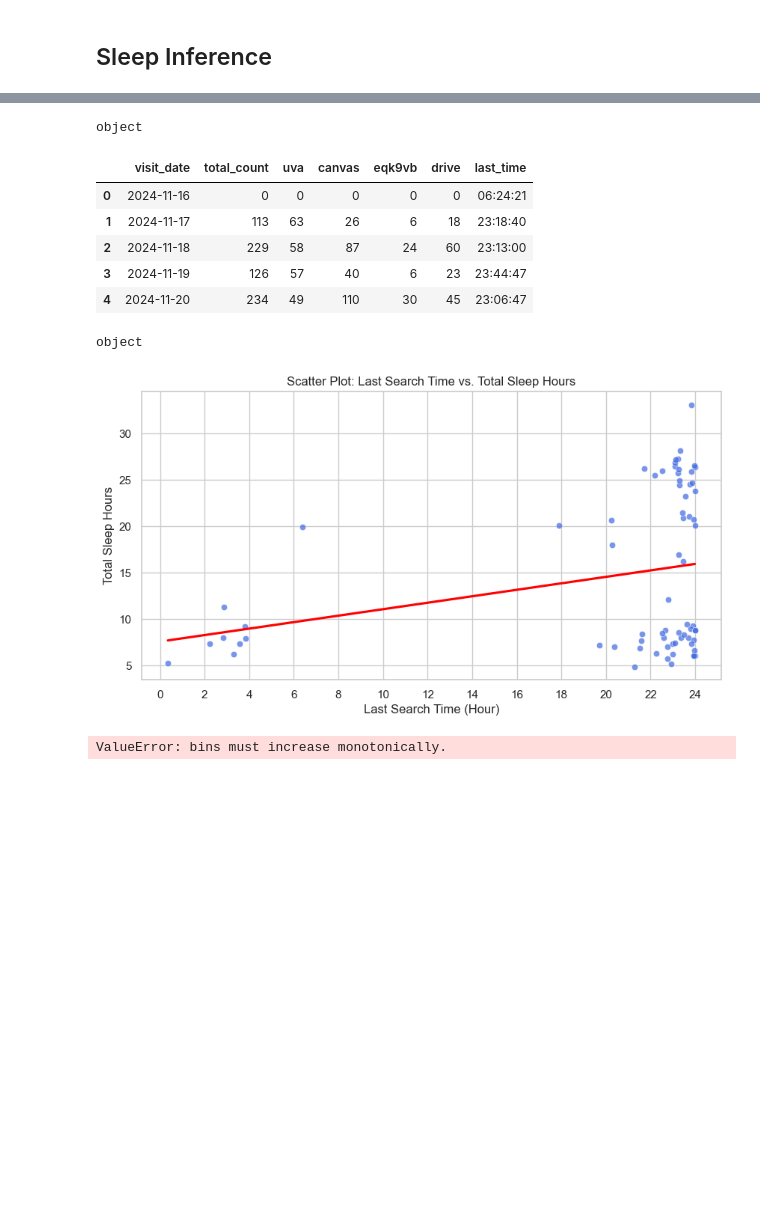
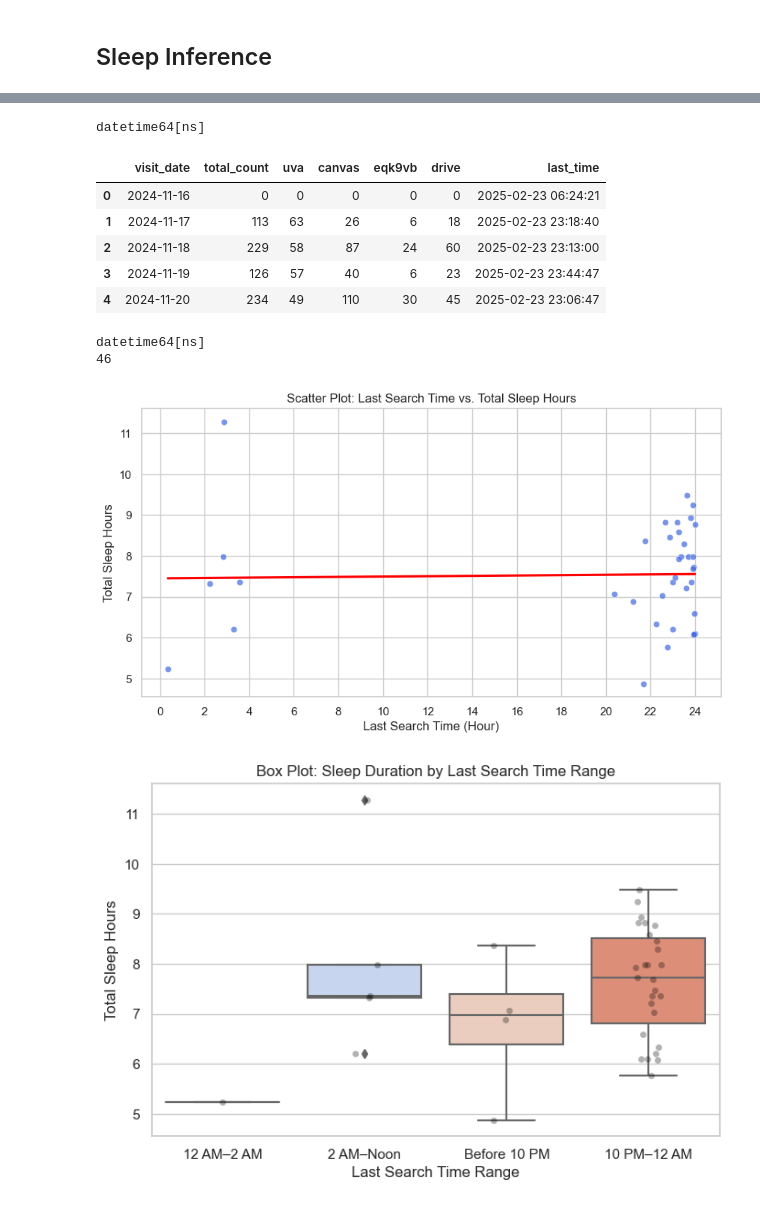
Before and after one commit to elaine-zhang12/google_takeout_sleep, a Jupyter notebook: cheryl_sleep_inference.ipynb, the cells around one changed output, grey strips where cells are left out. Cells and saved outputs as stored; diff of their text form; code cells hidden in the pictures; blank space fills up the shorter version.

Commit message:
updated graphs, explore youtube

```diff
--- a/cheryl_sleep_inference.ipynb
+++ b/cheryl_sleep_inference.ipynb
@@ -23,7 +24,7 @@ chrome_history_CB_personal.head()
 # %%
 # convert the last visit time to human readable time
 chrome_history_CB_personal["visitTime"] = chrome_history_CB_personal["visitTime"] / 1000
-chrome_history_CB_personal["visitTime"] = pd.to_datetime(chrome_history_CB_personal["visitTime"], unit="s")
+chrome_history_CB_personal["visitTime"] = pd.to_datetime(chrome_history_CB_personal["visitTime"], unit="s", utc=True).dt.tz_convert(pytz.timezone('US/Eastern')).dt.tz_localize(None)
 chrome_history_CB_personal.head()
 # %% [output]
 |  | id | isLocal | referringVisitId | transition | visitId | visitTime | title | lastVisitTime | ... |
@@ -117,3 +118,7 @@ chrome_history_CB.tail(100)
 | 32731 | https://sqlitebrowser.org/ | 1 | 0 | DB Browser for SQLite | 00:21:44 | 2025-02-14 |
 | 32732 | https://sqlitebrowser.org/dl/ | 1 | 0 | Downloads - DB Browser for SQLite | 00:21:53 | 2025-02-14 |
 100 rows × 6 columns
+# %%
+chrome_history_CB["visit_time"] = pd.to_datetime(chrome_history_CB["visit_time"])
+print(chrome_history_CB.dtypes)
+chrome_history_CB.tail(100)
@@ -169,7 +195,7 @@ visit_summary_df.tail()
 print(visit_summary_df["visit_time_first"].dtype)
 visit_summary_df["visit_time_last"] = pd.to_datetime(visit_summary_df["visit_time_last"])
 # %% [output]
-object
+datetime64[ns]
 # %%
 # tally up keywords
 keywords = ["uva", "canvas", "eqk9vb", "drive"]
@@ -216,11 +242,11 @@ summary_df = summary_df.sort_values("visit_date").reset_index(drop=True)
 summary_df.head()
 # %% [output]
 |  | visit_date | total_count | uva | canvas | eqk9vb | drive | last_time |
-| 0 | 2024-11-16 | 0 | 0 | 0 | 0 | 0 | 06:24:21 |
-| 1 | 2024-11-17 | 113 | 63 | 26 | 6 | 18 | 23:18:40 |
-| 2 | 2024-11-18 | 229 | 58 | 87 | 24 | 60 | 23:13:00 |
-| 3 | 2024-11-19 | 126 | 57 | 40 | 6 | 23 | 23:44:47 |
-| 4 | 2024-11-20 | 234 | 49 | 110 | 30 | 45 | 23:06:47 |
+| 0 | 2024-11-16 | 0 | 0 | 0 | 0 | 0 | 2025-02-23 06:24:21 |
+| 1 | 2024-11-17 | 113 | 63 | 26 | 6 | 18 | 2025-02-23 23:18:40 |
+| 2 | 2024-11-18 | 229 | 58 | 87 | 24 | 60 | 2025-02-23 23:13:00 |
+| 3 | 2024-11-19 | 126 | 57 | 40 | 6 | 23 | 2025-02-23 23:44:47 |
+| 4 | 2024-11-20 | 234 | 49 | 110 | 30 | 45 | 2025-02-23 23:06:47 |
 # %%
 sns.set_theme(style="whitegrid")
 
@@ -244,37 +270,48 @@ merged_df = sleep_CB.merge(visit_summary_df, left_on="Date", right_on="Sleep Dat
 merged_df["search_hour"] = pd.to_datetime(merged_df["visit_time_last"], format="%H:%M:%S").dt.hour + \
                             pd.to_datetime(merged_df["visit_time_last"], format="%H:%M:%S").dt.minute / 60
 
+
+merged_df["Date"] = pd.to_datetime(merged_df["Date"])
+
+start_date = "2025-01-01"
+end_date = "2025-02-17"
+
+merged_df = merged_df[(merged_df["Date"] >= start_date) & (merged_df["Date"] <= end_date)]
+
+print(len(merged_df))
+
 plt.figure(figsize=(10, 5))
 sns.scatterplot(data=merged_df, x="search_hour", y="total_sleep_hours", alpha=0.7, color="royalblue")
 sns.regplot(data=merged_df, x="search_hour", y="total_sleep_hours", scatter=False, color="red", ci=None)  # Trendline
 plt.xlabel("Last Search Time (Hour)")
 plt.ylabel("Total Sleep Hours")
 plt.title("Scatter Plot: Last Search Time vs. Total Sleep Hours")
 plt.xticks(range(0, 25, 2))  # Show time as hours
 plt.show()
 
 merged_df["search_range"] = pd.cut(
     merged_df["search_hour"],
-    bins=[0, 22, 24, 2, 12],  # Before 10 PM, 10 PM–12 AM, 12 AM–2 AM, 2 AM–Noon
-    labels=["Before 10 PM", "10 PM–12 AM", "12 AM–2 AM", "2 AM–Noon"],
+    bins=[0, 2, 12, 22, 24],  # Before 10 PM, 10 PM–12 AM, 12 AM–2 AM, 2 AM–Noon
+    labels=["12 AM–2 AM", "2 AM–Noon", "Before 10 PM", "10 PM–12 AM"],
     ordered=True
 )
 
 plt.figure(figsize=(8, 5))
 sns.boxplot(data=merged_df, x="search_range", y="total_sleep_hours", palette="coolwarm")
 sns.stripplot(data=merged_df, x="search_range", y="total_sleep_hours", color="black", alpha=0.3, jitter=True)  # Add individual points
 plt.xlabel("Last Search Time Range")
 plt.ylabel("Total Sleep Hours")
 plt.title("Box Plot: Sleep Duration by Last Search Time Range")
 plt.show()
 
 plt.figure(figsize=(8, 5))
 sns.violinplot(data=merged_df, x="search_range", y="total_sleep_hours", palette="coolwarm", inner="quartile")
 plt.xlabel("Last Search Time Range")
 plt.ylabel("Total Sleep Hours")
 plt.title("Violin Plot: Sleep Distribution by Last Search Time Range")
 plt.show()
 # %% [output]
-object
+datetime64[ns]
+46
-[figure, old version]
+[figure, new version]
-ValueError: bins must increase monotonically.
+[figure, added]
```
Also changed, not shown: parts of 31 cells of this notebook.
